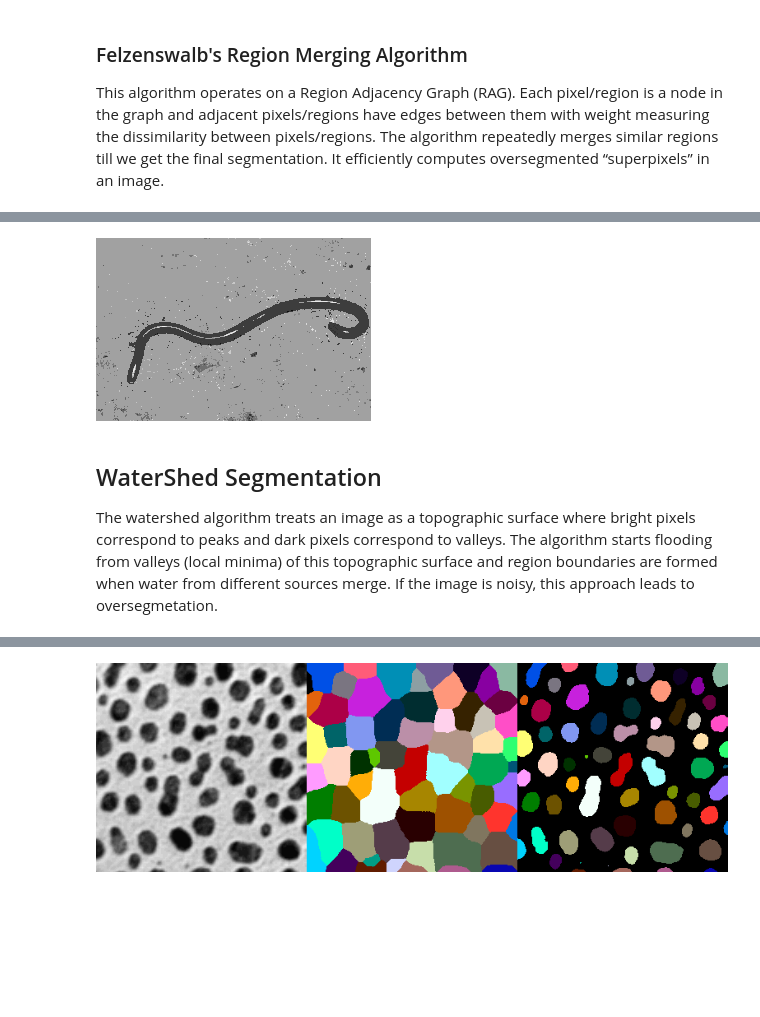
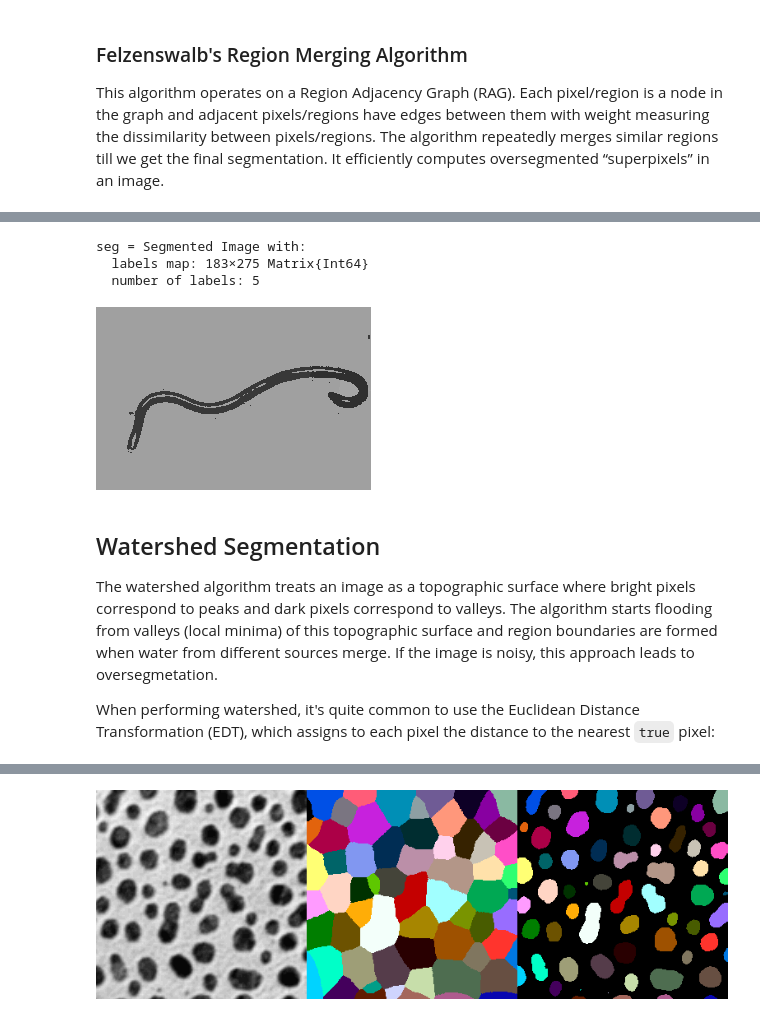
Before and after one commit to JuliaImages/JuliaCon23_ImageProcessingWorkshop, a Jupyter notebook: 4-Segmentation.ipynb, the cells around one changed output, grey strips where cells are left out. Cells and saved outputs as stored; diff of their text form; code cells hidden in the pictures; blank space fills up the shorter version.

```diff
--- a/4-Segmentation.ipynb
+++ b/4-Segmentation.ipynb
@@ -165,10 +153,7 @@ img_up
 ### Felzenswalb's Region Merging Algorithm
 This algorithm operates on a Region Adjacency Graph (RAG). Each pixel/region is a node in the graph and adjacent pixels/regions have edges between them with weight measuring the dissimilarity between pixels/regions. The algorithm repeatedly merges similar regions till we get the final segmentation. It efficiently computes oversegmented “superpixels” in an image.
 # %%
-seg = felzenszwalb(img, 30, 15)
-img_up = zeros(RGB, (183,275));
-for i in eachindex(img)
-       img_up[i] = seg.segment_means[seg.image_indexmap[i]]
-end
-img_up
+seg = felzenszwalb(img, #= merging threshold =# 30, #= minimum segment size =# 15)
+@show seg
+img_up = [segment_mean(seg, idx) for idx in labels_map(seg)]
 # %% [output]
@@ -179,14 +173,16 @@ MeanShift is a clustering technique. Its primary advantages are that it doesn't
 # %%
-seg = meanshift(Gray.(img), 16, 8/255)
-img_up = zeros(RGB, (183,275));
-for i in eachindex(img)
-       img_up[i] = seg.segment_means[seg.image_indexmap[i]]
-end
-img_up
+seg = meanshift(Gray.(img), #= spatial radius =# 16, #= intensity radius =# 50/255)
+@show seg
+img_up = [segment_mean(seg, idx) for idx in labels_map(seg)]
 # %% [output]
+seg = Segmented Image with:
+  labels map: 183×275 Matrix{Int64}
+  number of labels: 5
-[figure, old version]
+[figure, new version]
 # %% [markdown]
-## WaterShed Segmentation
+## Watershed Segmentation
 The watershed algorithm treats an image as a topographic surface where bright pixels correspond to peaks and dark pixels correspond to valleys. The algorithm starts flooding from valleys (local minima) of this topographic surface and region boundaries are formed when water from different sources merge. If the image is noisy, this approach leads to oversegmetation.
+
+When performing watershed, it's quite common to use the Euclidean Distance Transformation (EDT), which assigns to each pixel the distance to the nearest `true` pixel:
 # %%
 img = testimage("blobs")
```
Also changed, not shown: parts of 28 cells of this notebook.
